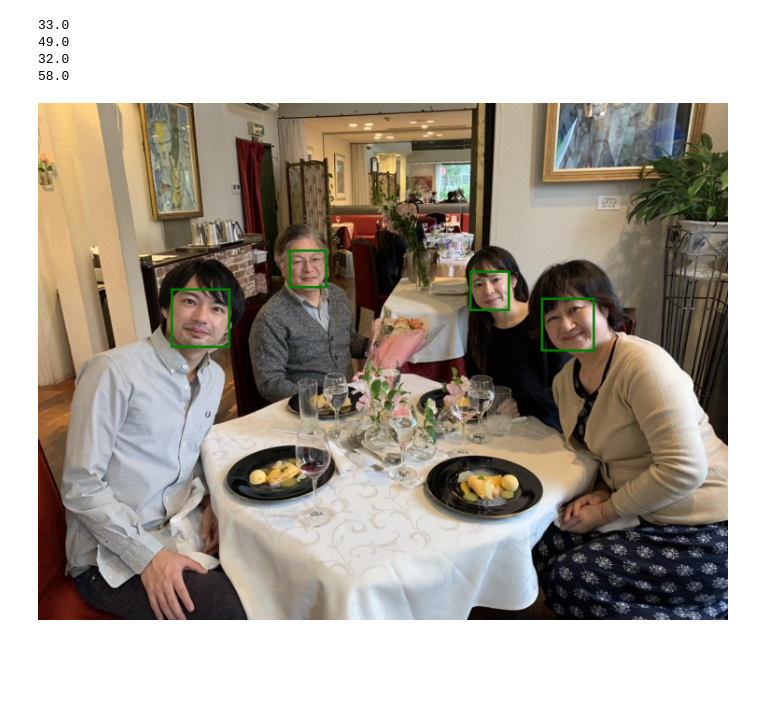
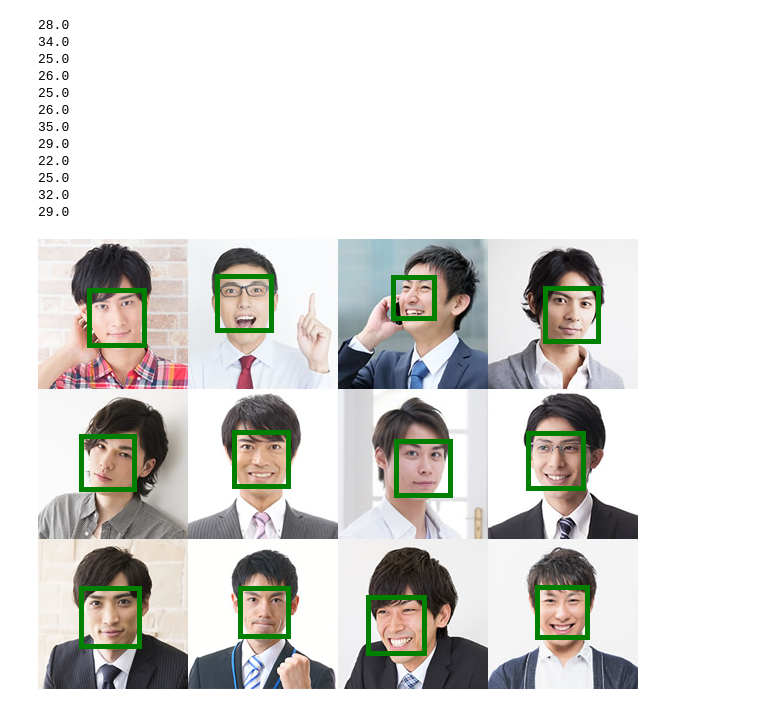
Before and after one commit to Iamkanshin/face_detect-streamlit, a Jupyter notebook: Face_API2.ipynb, the cells around one changed output. Drawn from its saved outputs; the diff is of its cells as text; code cells hidden in the pictures; blank space fills up the shorter version.

```diff
--- a/Face_API2.ipynb
+++ b/Face_API2.ipynb
@@ -6,34 +6,45 @@ from PIL import ImageDraw
 # %%
 subscription_key='84b059f0bedd4a9fac76fc104fad52c7'
 assert subscription_key
 face_api_url= 'https://20210117.cognitiveservices.azure.com/face/v1.0/detect'
-img=Image.open('202003.jpg')
+img=Image.open('sample02.jpg')
 with io.BytesIO() as output:
     img.save(output,format='JPEG')
     binary_img=output.getvalue()
 
 headers={'Content-Type':'application/octet-stream',
         'Ocp-Apim-Subscription-Key':subscription_key}
 params={'returnFaceId':'true',
         'returnFaceAttributes':'age,gender,headPose,smile,facialHair,glasses,emotion,hair,makeup,occlusion'}
 
 res=requests.post(face_api_url,params=params,headers=headers,data=binary_img)
 
 results=res.json()
+
+
 for result in results:
     rect=result['faceRectangle']
-    at=result['faceAttributes']
-    ag=at['age']
+
+    ag=result['faceAttributes']['age']
 
     draw=ImageDraw.Draw(img)
     draw.rectangle([(rect['left'],rect['top']),(rect['left']+rect['width'],rect['top']+rect['height'])],
                    fill=None,outline='green',width=5)
 
     print(ag)
+
 img
 # %% [output]
-33.0
-49.0
+28.0
+34.0
+25.0
+26.0
+25.0
+26.0
+35.0
+29.0
+22.0
+25.0
 32.0
-58.0
+29.0
-[figure, old version]
+[figure, new version]
```
Also changed, not shown: 10 other files.
